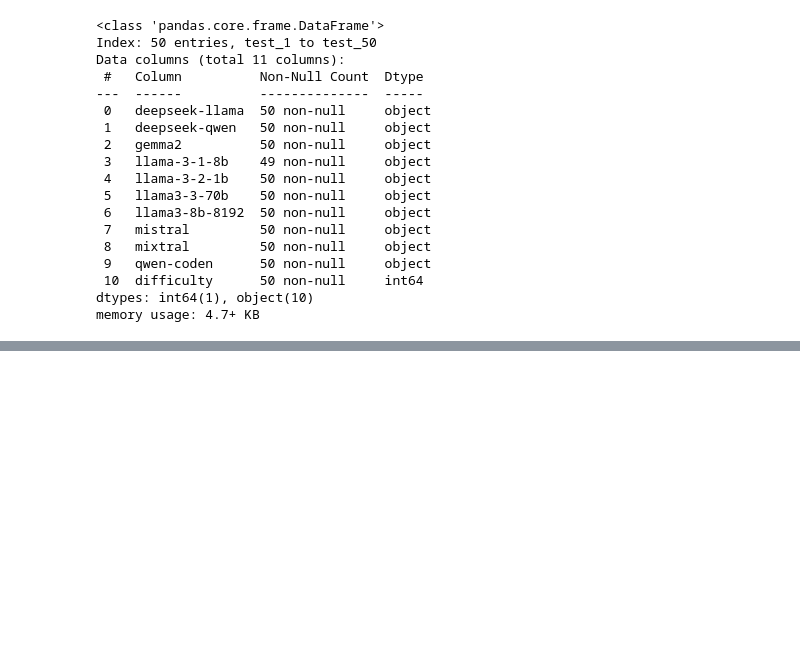
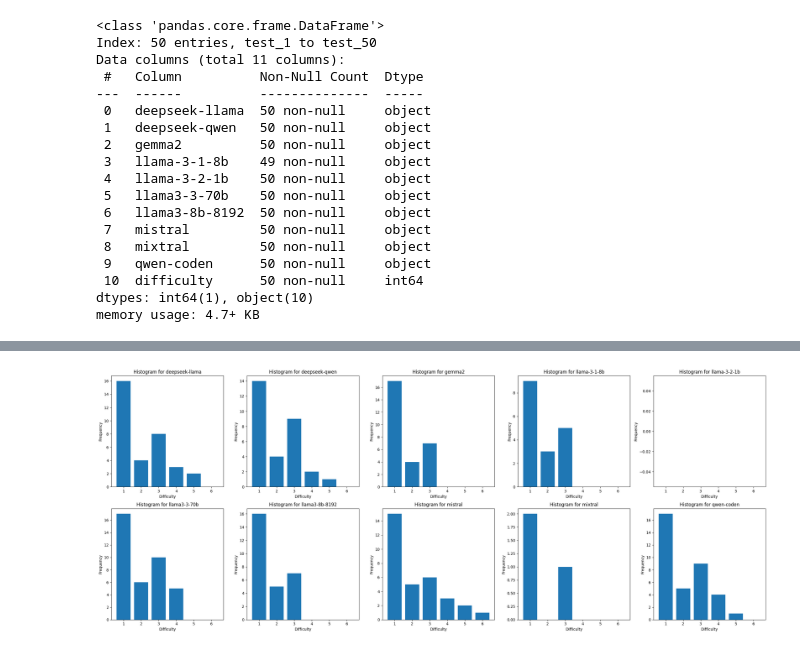
Before and after one commit to selfmadekirich/auto_sql_executor, a Jupyter notebook: jupyter/main.ipynb, the cells around one changed output, grey strips where cells are left out. Drawn from its saved outputs; the diff is of its cells as text; code cells hidden in the pictures; blank space fills up the shorter version.

```diff
--- a/jupyter/main.ipynb
+++ b/jupyter/main.ipynb
@@ -733,0 +823,4 @@ memory usage: 4.7+ KB
+# %%
+show_distribution(soft_lst)
+# %% [output]
+[figure, added]
```
Also changed, not shown: parts of 6 cells of this notebook.
